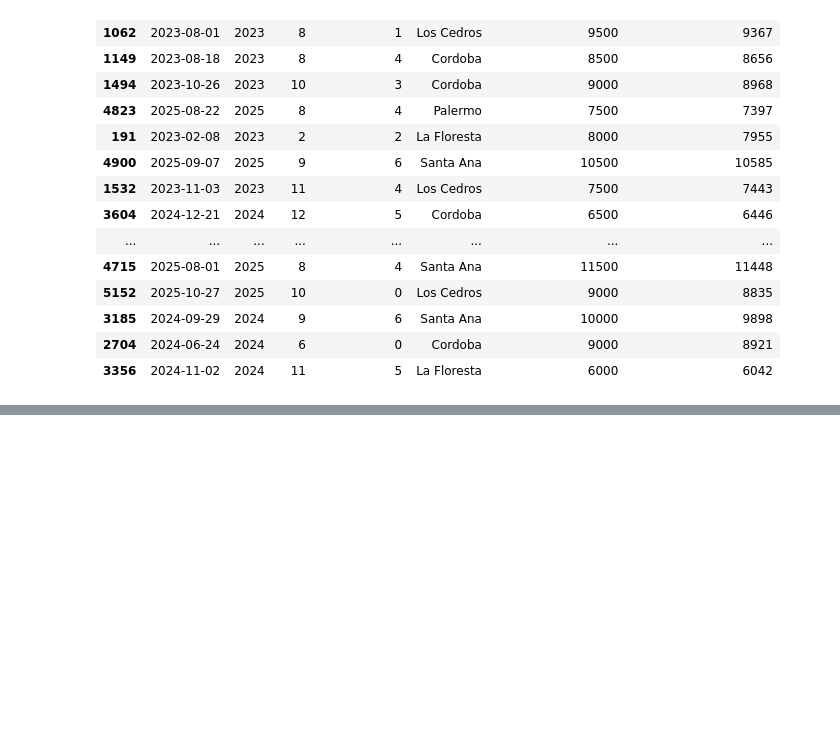
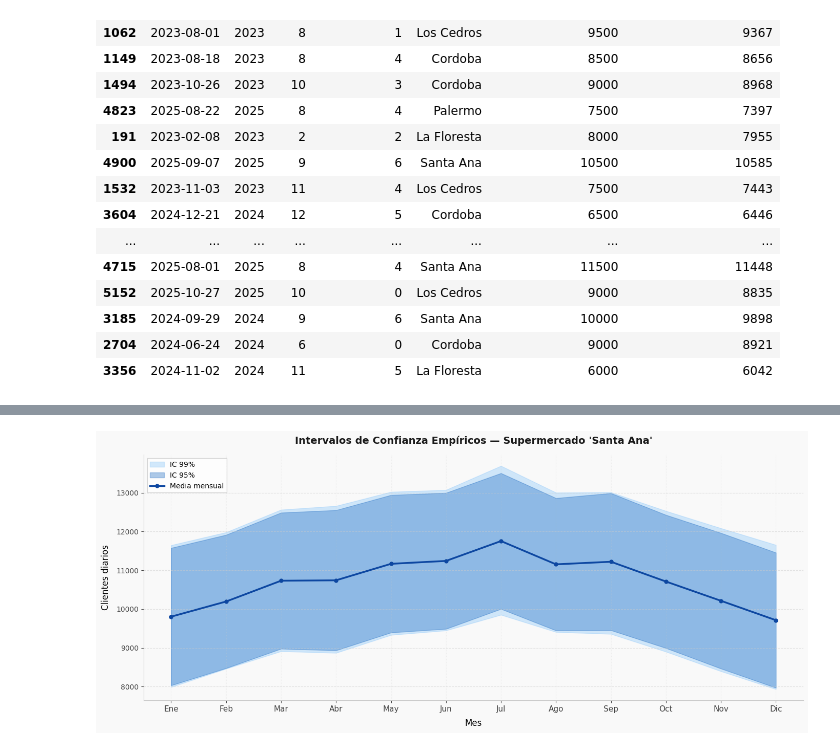
Before and after one commit to AndresMontesDeOca/GdP, a Jupyter notebook: Estadistica_TP3.ipynb, the cells around one changed output, grey strips where cells are left out. Saved outputs shown, nothing was run; the diff lists cells and outputs as text; code cells hidden in the pictures; blank space fills up the shorter version.

```diff
--- a/Estadistica_TP3.ipynb
+++ b/Estadistica_TP3.ipynb
@@ -179,0 +186,17 @@ display(df_simulacion.sample(20))
+# %%
+# 1. Filtramos las observaciones correspondientes al supermercado 'Santa Ana'
+df_santa_ana = df_simulacion[df_simulacion['Tienda'] == 'Santa Ana']
+
+# 2. Agrupamos por 'Mes' y calculamos los percentiles empíricos de 'Clientes_Observados'
+ic_empiricos = df_santa_ana.groupby('Mes')['Clientes_Observados'].agg(
+    IC_95_Inf=lambda x: x.quantile(0.025),
+    IC_95_Sup=lambda x: x.quantile(0.975),
+    IC_99_Inf=lambda x: x.quantile(0.005),
+    IC_99_Sup=lambda x: x.quantile(0.995)
+).reset_index()
+
+# 3. Redondeamos a enteros ya que estamos modelando un conteo discreto de personas
+ic_empiricos.iloc[:, 1:] = ic_empiricos.iloc[:, 1:].round(0).astype(int)
+
+# Mostramos la tabla de resultados
+display(ic_empiricos)
@@ -179,0 +217,64 @@ display(df_simulacion.sample(20))
+# %%
+# Ploteamos
+
+# Nombres de los meses para el eje X
+meses_nombres = ['Ene', 'Feb', 'Mar', 'Abr', 'May', 'Jun',
+                 'Jul', 'Ago', 'Sep', 'Oct', 'Nov', 'Dic']
+
+fig, ax = plt.subplots(figsize=(14, 6))
+
+# Fondo limpio
+fig.patch.set_facecolor('#f9f9f9')
+ax.set_facecolor('#f9f9f9')
+
+# Banda IC 99% (más amplia, más transparente)
+ax.fill_between(ic_empiricos['Mes'],
+                ic_empiricos['IC_99_Inf'],
+                ic_empiricos['IC_99_Sup'],
+                color='#90CAF9', alpha=0.4, label='IC 99%')
+
+# Banda IC 95% (más angosta, más opaca)
+ax.fill_between(ic_empiricos['Mes'],
+                ic_empiricos['IC_95_Inf'],
+                ic_empiricos['IC_95_Sup'],
+                color='#1565C0', alpha=0.35, label='IC 95%')
+
+# Línea de la media mensual
+media_mensual = ic_empiricos[['IC_95_Inf', 'IC_95_Sup']].mean(axis=1)
+ax.plot(ic_empiricos['Mes'], media_mensual,
+        color='#0D47A1', linewidth=2.5,
+        marker='o', markersize=5,
+        zorder=3, label='Media mensual')
+
+# Grilla sutil
+ax.grid(axis='y', linestyle='--', alpha=0.5, color='#cccccc')
+ax.grid(axis='x', linestyle=':', alpha=0.3, color='#cccccc')
+
+# Eje X con nombres de meses
+ax.set_xticks(range(1, 13))
+ax.set_xticklabels(meses_nombres, fontsize=11)
+ax.set_xlim(0.5, 12.5)
+
+# Etiquetas y título
+ax.set_title("Intervalos de Confianza Empíricos — Supermercado 'Santa Ana'",
+             fontsize=14, fontweight='bold', pad=15, color='#1a1a1a')
+ax.set_xlabel("Mes", fontsize=12, labelpad=8)
+ax.set_ylabel("Clientes diarios", fontsize=12, labelpad=8)
+
+# Leyenda prolija
+ax.legend(loc='upper left', fontsize=10,
+          framealpha=0.8, edgecolor='#cccccc',
+          fancybox=False)
+
+# Borde del gráfico más limpio
+for spine in ['top', 'right']:
+    ax.spines[spine].set_visible(False)
+for spine in ['left', 'bottom']:
+    ax.spines[spine].set_color('#cccccc')
+
+ax.tick_params(colors='#444444')
+
+plt.tight_layout()
+plt.show()
+# %% [output]
+[figure, added]
```
Also changed, not shown: parts of 3 cells of this notebook.
